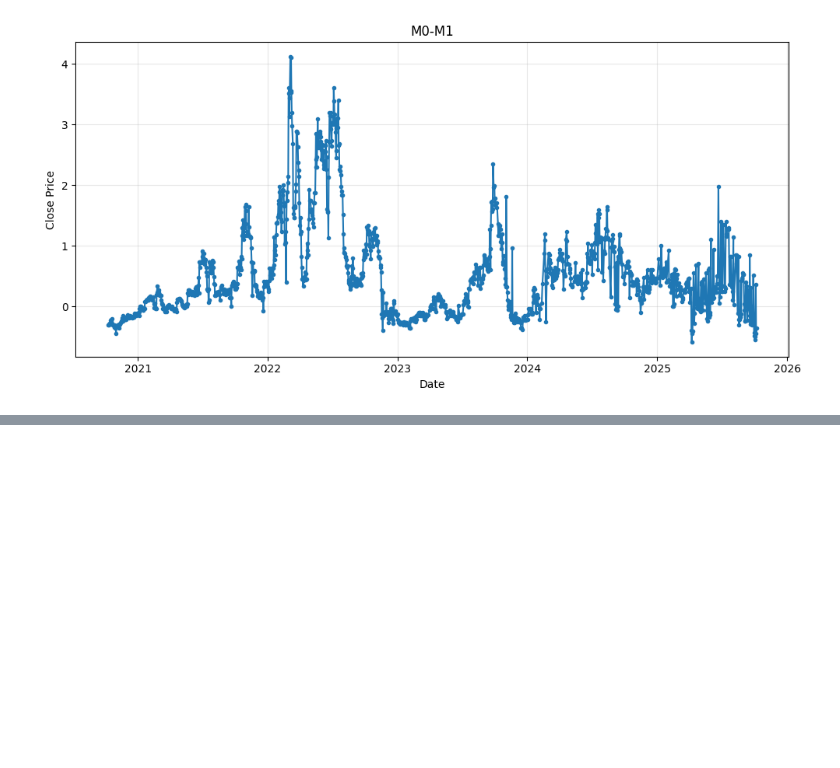
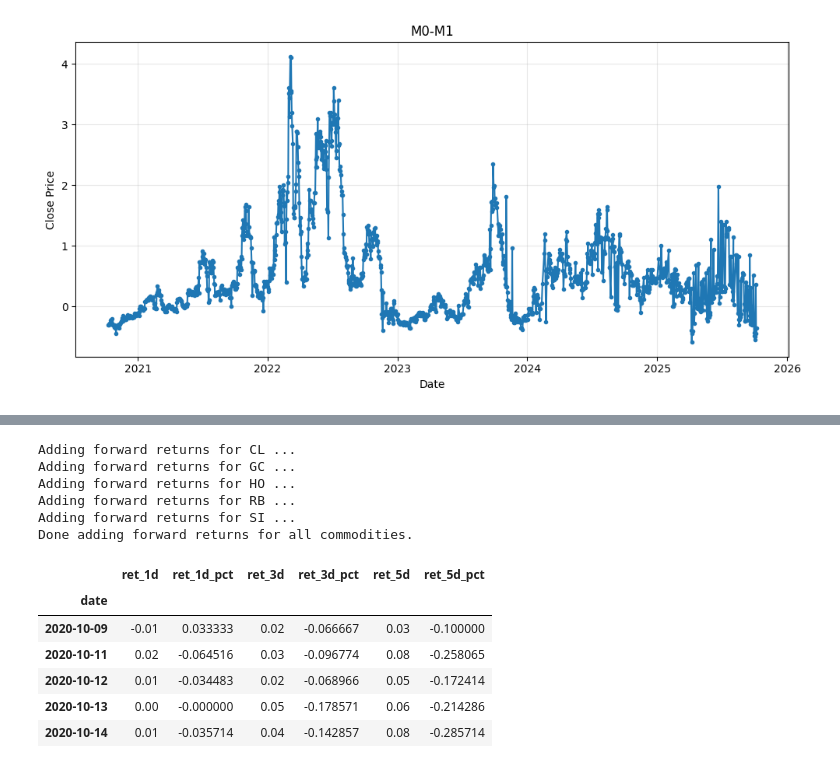
Before and after one commit to simyeekai/commods-relative-basis, a Jupyter notebook: commods rv.ipynb, the cells around one changed output, grey strips where cells are left out. Drawn from its saved outputs; the diff is of its cells as text; code cells hidden in the pictures; blank space fills up the shorter version.

```diff
--- a/commods rv.ipynb
+++ b/commods rv.ipynb
@@ -283,0 +427,30 @@ plot_spread(CL_M0_M1)
+# %%
+horizons = [1, 3, 5]
+
+for root, bundle in all_commods.items():
+    print(f"Adding forward returns for {root} ...")
+
+    df_sym = bundle["data"]
+
+    df_sym_with_ret = add_forward_returns(df_sym, price_col="M0_M1", horizons=horizons)
+
+    all_commods[root]["data"] = df_sym_with_ret
+
+print("Done adding forward returns for all commodities.")
+# %% [output]
+Adding forward returns for CL ...
+Adding forward returns for GC ...
+Adding forward returns for HO ...
+Adding forward returns for RB ...
+Adding forward returns for SI ...
+Done adding forward returns for all commodities.
+# %%
+all_commods["CL"]["data"].filter(like="ret_").head()
+# %% [output]
+|  | ret_1d | ret_1d_pct | ret_3d | ret_3d_pct | ret_5d | ret_5d_pct |
+| date |  |  |  |  |  |  |
+| 2020-10-09 | -0.01 | 0.033333 | 0.02 | -0.066667 | 0.03 | -0.100000 |
+| 2020-10-11 | 0.02 | -0.064516 | 0.03 | -0.096774 | 0.08 | -0.258065 |
+| 2020-10-12 | 0.01 | -0.034483 | 0.02 | -0.068966 | 0.05 | -0.172414 |
+| 2020-10-13 | 0.00 | -0.000000 | 0.05 | -0.178571 | 0.06 | -0.214286 |
+| 2020-10-14 | 0.01 | -0.035714 | 0.04 | -0.142857 | 0.08 | -0.285714 |
```
Also changed, not shown: parts of 7 cells of this notebook.
